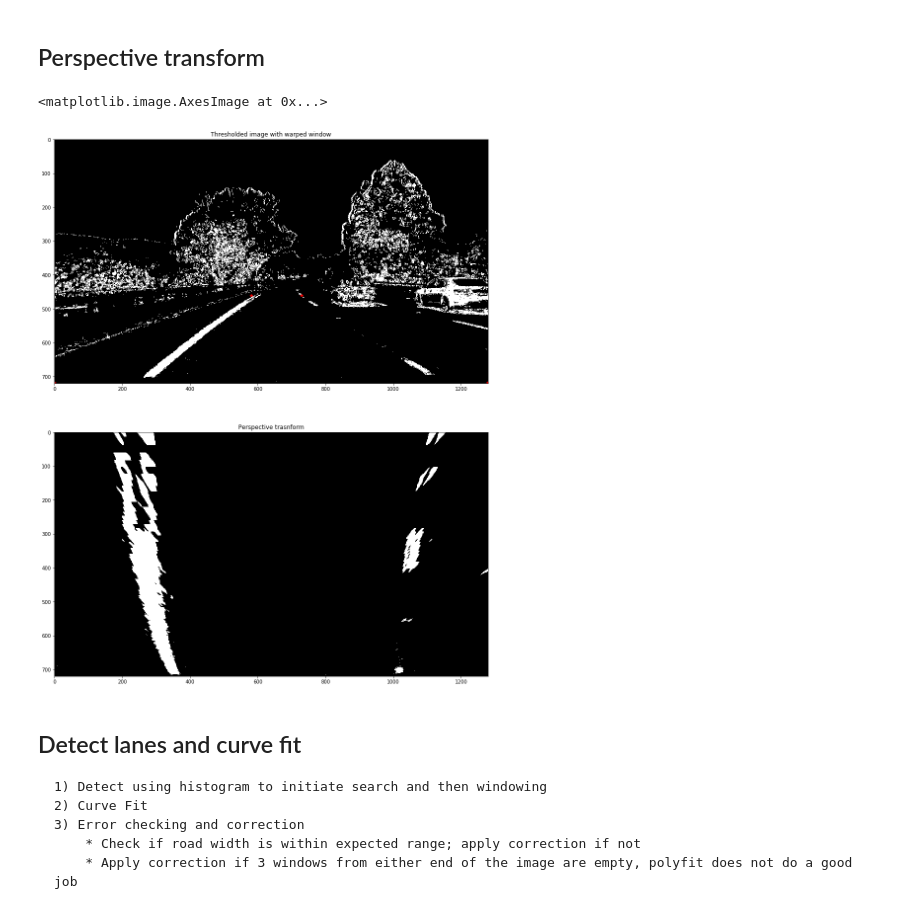
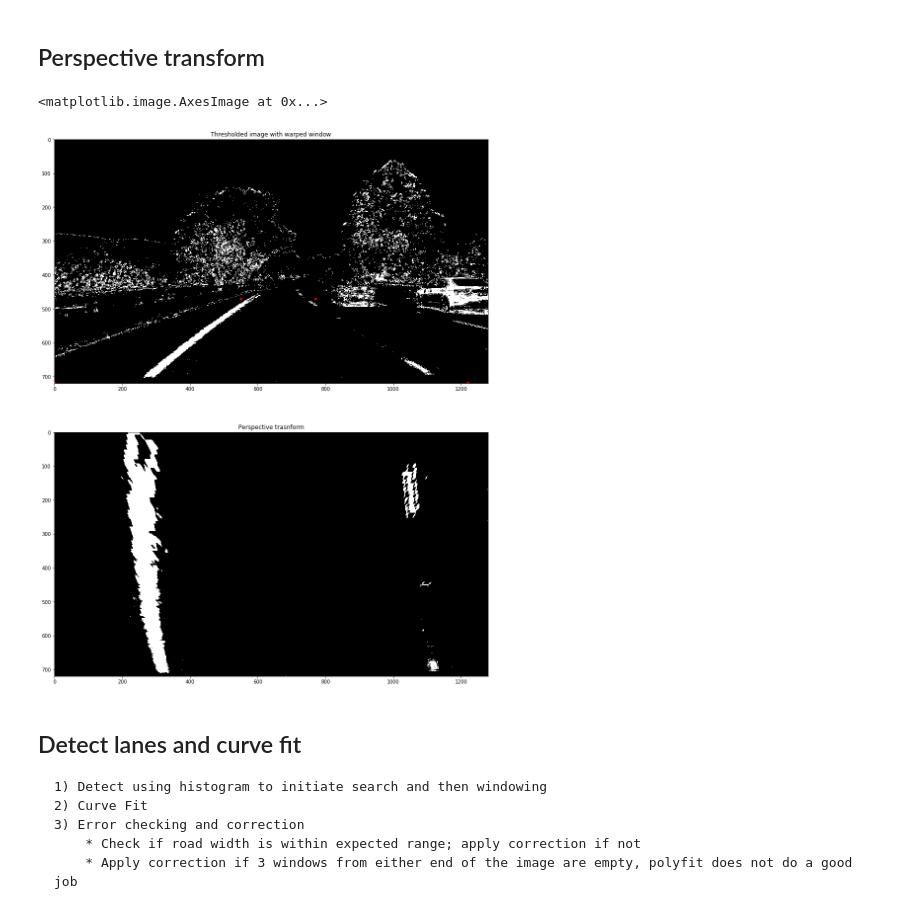
Before and after one commit to spinofsf/SDC-Advanced-lane-detection, a Jupyter notebook: source/lane_line_detection.ipynb, the cells around one changed output. Saved outputs shown, nothing was run; the diff lists cells and outputs as text; code cells hidden in the pictures.

```diff
--- a/source/lane_line_detection.ipynb
+++ b/source/lane_line_detection.ipynb
@@ -96,34 +96,34 @@ plt.imshow(result_combined_bin,cmap='gray')
 ## Perspective transform
 # %%
 src_rect = np.float32(
-    [[580, 460],
-    [735, 460],
-    [-100, 720],
-    [1380, 720]])
+    [[550, 470],
+    [770, 470],
+    [0, 720],
+    [1220, 720]])
 
 dst_rect = np.float32(
     [[100, 0],
     [1180,0],
     [100, 720],
     [1180, 720]])
 
 warped_img, Minv = warp(result_combined_bin, src_rect, dst_rect)
 
 plt.figure(figsize=(20,20))
 plt.subplot(2,1,1)
 plt.title('Thresholded image with warped window')
 plt.imshow(result_combined_bin, cmap='gray')
-plt.plot(580,460,'r*')
-plt.plot(730,460,'r*')
+plt.plot(550,470,'r*')
+plt.plot(770,470,'r*')
 plt.plot(0,719,'r*')
-plt.plot(1279,719,'r*')
+plt.plot(1220,719,'r*')
 
 plt.subplot(2,1,2)
 plt.title('Perspective trasnform')
 plt.imshow(warped_img, cmap='gray')
 # %% [output]
 <matplotlib.image.AxesImage at 0x...>
-[figure, old version]
+[figure, new version]
 # %% [markdown]
 ## Detect lanes and curve fit
     1) Detect using histogram to initiate search and then windowing
```
Also changed, not shown: parts of 4 cells of this notebook, 4 other files.
